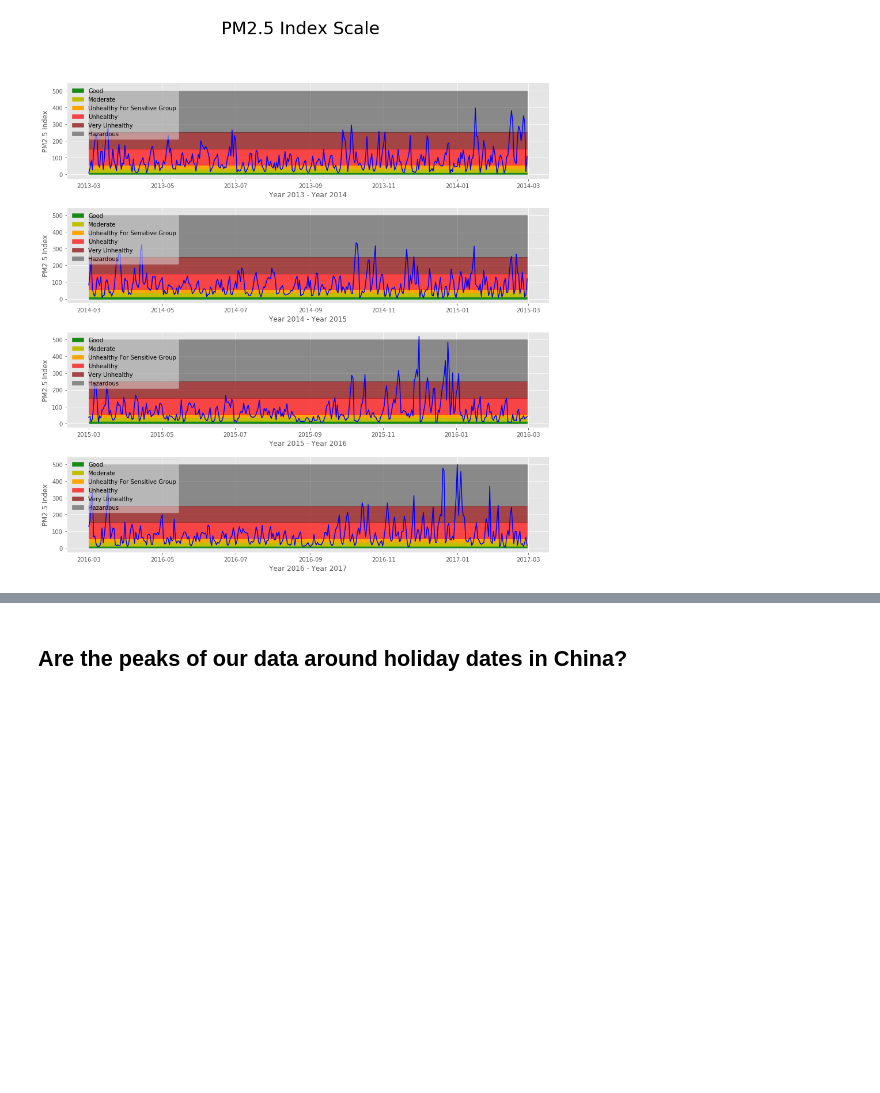
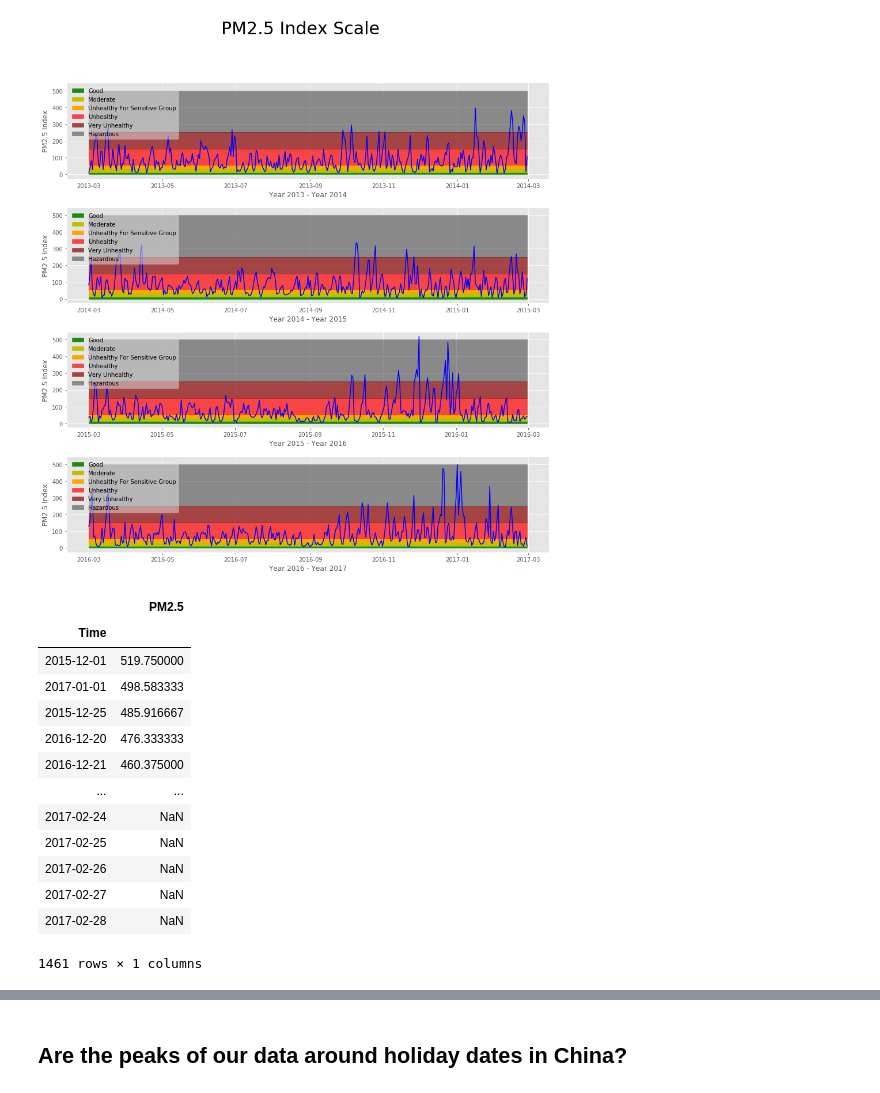
Before and after one commit to andypeng93/Capstone_Project, a Jupyter notebook: Capstone_Project.ipynb, the cells around one changed output, grey strips where cells are left out. Cells and saved outputs as stored; diff of their text form; code cells hidden in the pictures; blank space fills up the shorter version.

```diff
--- a/Capstone_Project.ipynb
+++ b/Capstone_Project.ipynb
@@ -180,3 +180,20 @@ index_scale(2, xdate2)
 index_scale(3, xdate3)
 # %% [output]
 [figure]
+# %%
+dataH[dataH>250].sort_values(by = 'PM2.5', ascending = False)
+# %% [output]
+|  | PM2.5 |
+| Time |  |
+| 2015-12-01 | 519.750000 |
+| 2017-01-01 | 498.583333 |
+| 2015-12-25 | 485.916667 |
+| 2016-12-20 | 476.333333 |
+| 2016-12-21 | 460.375000 |
+| ... | ... |
+| 2017-02-24 | NaN |
+| 2017-02-25 | NaN |
+| 2017-02-26 | NaN |
+| 2017-02-27 | NaN |
+| 2017-02-28 | NaN |
+1461 rows × 1 columns
```
Also changed, not shown: parts of 1 cell of this notebook.
